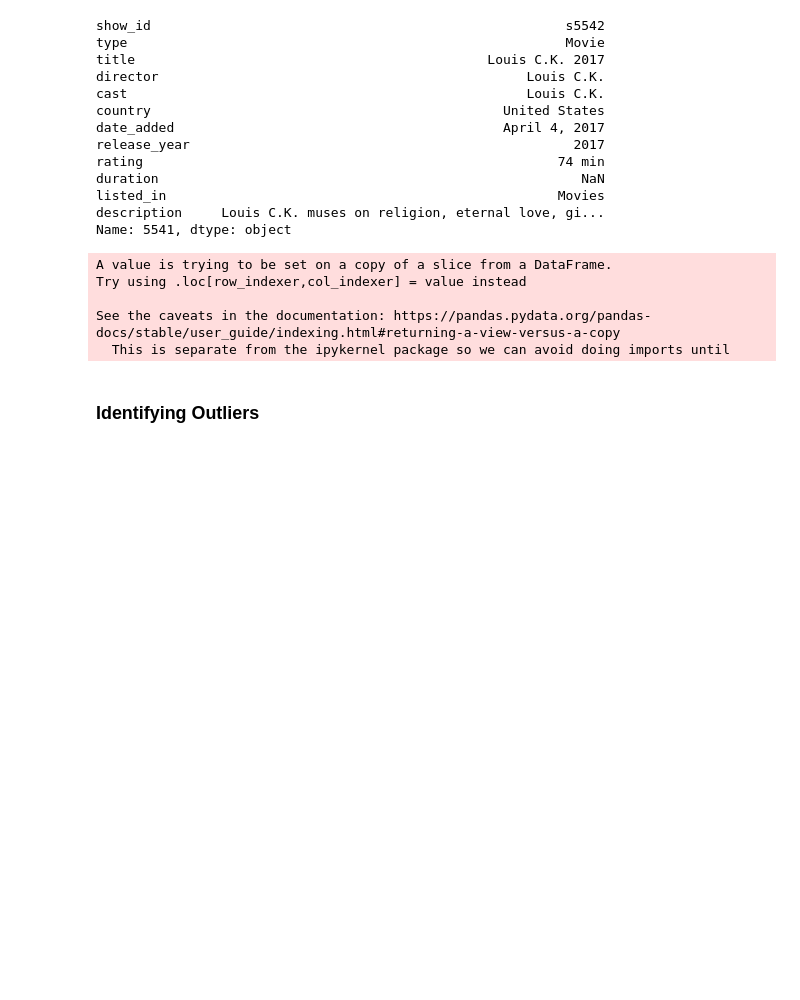
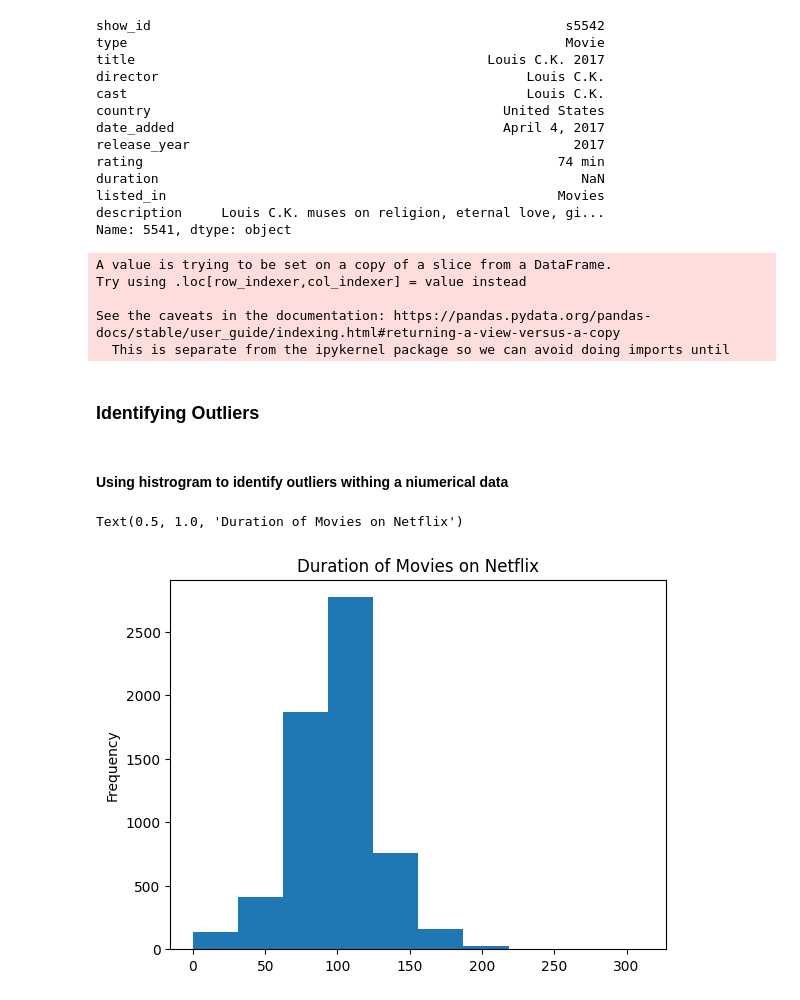
Before and after one commit to sanjula77/Data-Science, a Jupyter notebook: data_cleaning.ipynb, the cells around one changed output. Cells and saved outputs as stored; diff of their text form; code cells hidden in the pictures; blank space fills up the shorter version.

```diff
--- a/data_cleaning.ipynb
+++ b/data_cleaning.ipynb
@@ -145,3 +145,12 @@ See the caveats in the documentation: https://pandas.pydata.org/pandas-docs/stab
   This is separate from the ipykernel package so we can avoid doing imports until
 # %% [markdown]
 ### Identifying Outliers
+# %% [markdown]
+#### Using histrogram to identify outliers withing a niumerical data
+# %%
+# Maka a histogram with a pandas
+df_movie['minit'].plot(kind='hist', bins=10)
+plt.title('Duration of Movies on Netflix')
+# %% [output]
+Text(0.5, 1.0, 'Duration of Movies on Netflix')
+[figure, added]
```
Also changed, not shown: parts of 15 cells of this notebook.
